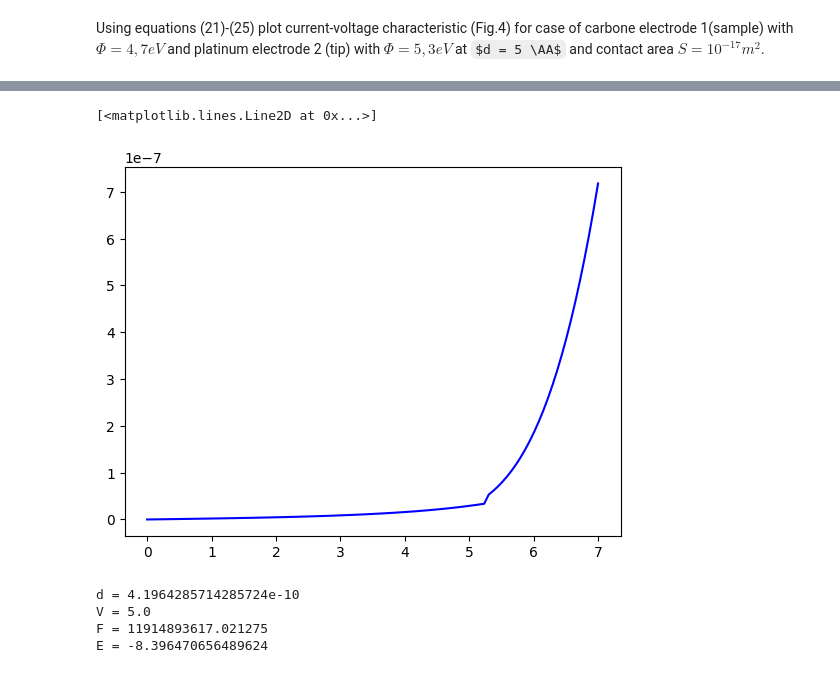
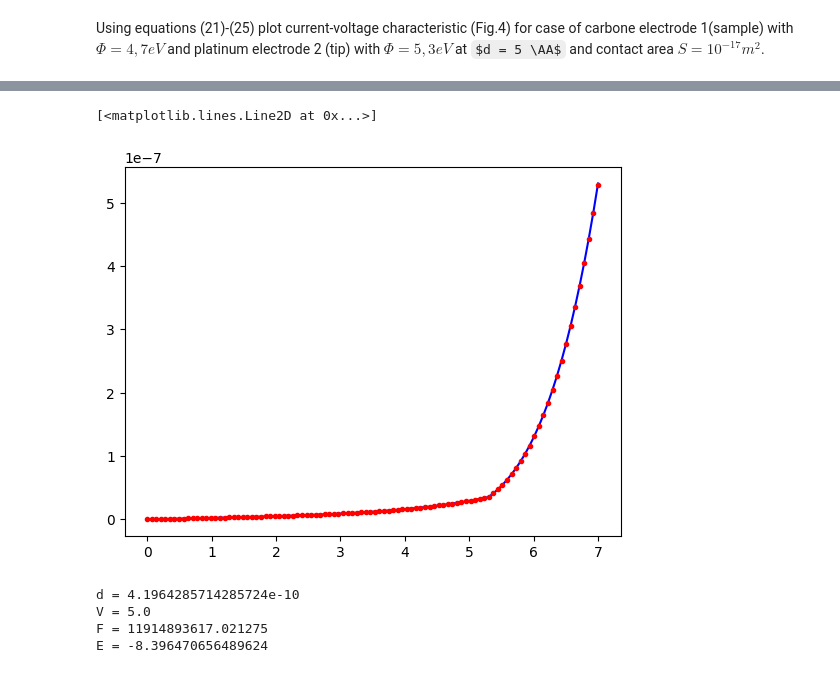
Before and after one commit to MariyaSV78/notebook_STM, a Jupyter notebook: STM/STM.ipynb, the cells around one changed output, grey strips where cells are left out. Saved outputs shown, nothing was run; the diff lists cells and outputs as text; code cells hidden in the pictures; some formulas as TeX source.

```diff
--- a/STM/STM.ipynb
+++ b/STM/STM.ipynb
@@ -619,51 +617,57 @@ A = (2 * beta * np.sqrt(2 * m)) / hbar #eq.19
 J0 = e / (2 * np.pi * h * (beta)**2)
 # print(f"A = {A}, J0 = {J0:g}")
 
+beta = 1
 cond1 = V <= phi_t / e
 ds[cond1] = d
 phi[cond1] = (phi_s + (phi_t - e*V[cond1])) / 2
 
 cond2 = V > phi_t / e
 ds[cond2] = d * phi_s / (e*V[cond2]) / (1 + (phi_s - phi_t)/(e*V[cond2]))
 phi[cond2] = phi_s / 2
 
 
 J = (J0 / ds**2) * (phi * np.exp(-A * ds * np.sqrt(phi))
-                  -(phi + e*V) * np.exp(-A * ds * np.sqrt(phi + e*V)))
+                  -(phi - e*V) * np.exp(-A * ds * np.sqrt(phi + e*V)))
+
+J_1 = (J0 / ds**2) * (phi * np.exp(-A * ds * np.sqrt(phi))
+                  -(phi - e*V) * np.exp(-A * ds * np.sqrt(phi)*(1 + e*V/phi/2)))
 
 
 
+# J_L = ((e**2) * np.sqrt(2*m)) / (beta * (2*np.pi*hbar)**2) #eq.22
 
+# J_1 = J_L / d * np.sqrt(phi) * np.exp(-A * d * np.sqrt(phi)) * V #eq.21
+# J_1[V > 1] = np.nan
 
-J_L = ((e**2) * np.sqrt(2*m)) / (beta * (2*np.pi*hbar)**2) #eq.22
+# sigma = (A*d * e)**2 / (96 * phi) - A*d * e**2 / (32 * phi**1.5)
+# J_2 = J_L / d * np.sqrt(phi) * np.exp(-A * d * np.sqrt(phi)) * (V + sigma * V**3) #eq.23
+# J_2[V < 1] = np.nan
+# J_2[cond2] = np.nan
 
-J_1 = J_L / d * np.sqrt(phi) * np.exp(-A * d * np.sqrt(phi)) * V #eq.21
-J_1[V > 1] = np.nan
-
-sigma = (A*d * e)**2 / (96 * phi) - A*d * e**2 / (32 * phi**1.5)
-J_2 = J_L / d * np.sqrt(phi) * np.exp(-A * d * np.sqrt(phi)) * (V + sigma * V**3) #eq.23
-J_2[V < 1] = np.nan
-J_2[cond2] = np.nan
-
-F = V/ds
-A3 = 2 * beta * (phi_s**(3/2)) * np.sqrt(2*m)/(e*F*hbar)
-C3 = (e**3)*(F**2)/(8*(np.pi**2)*hbar*phi_s*(beta**2))
-J_3 = C3 * (np.exp(-A3)
-    - (1 + (2*e*V)/phi_s)*np.exp(-A3 * np.sqrt(1 + (2 * e * V) / phi_s))) #eq.24
-J_3[cond1] = np.nan
+# F = V/ds
+# A3 = 2 * beta * (phi_s**(3/2)) * np.sqrt(2*m)/(e*F*hbar)
+# C3 = (e**3)*(F**2)/(8*(np.pi**2)*hbar*phi_s*(beta**2))
+# J_3 = C3 * (np.exp(-A3)
+#     - (1 + (2*e*V)/phi_s)*np.exp(-A3 * np.sqrt(1 + (2 * e * V) / phi_s))) #eq.24
+# J_3[cond1] = np.nan
 
 S = 2 * np.pi * (5e-10)**2
 
 # plt.plot(V, ds, color='blue')
+# plt.plot(V, A*ds*np.sqrt(phi)/2, color='blue')
+# plt.plot(V, np.exp(-A * ds * np.sqrt(phi + e*V)), color='blue')
+# plt.plot(V, np.exp(-A * ds * np.sqrt(phi) * (1 + e*V/phi/2)), '.', color='red')
 # plt.plot(V, phi / e, color='blue')
 # plt.plot(V, sigma, color='blue')
 plt.plot(V, J * S, color='blue')
-# plt.plot(V, J_1 * S, color='red')
+plt.plot(V, J_1 * S, '.', color='red')
 # plt.plot(V, J_2 * S, color='green')
 # plt.plot(V, J_3 * S, color='cyan')
+# plt.ylim([0,1e-08])
 # %% [output]
 [<matplotlib.lines.Line2D at 0x...>]
-[figure, old version]
+[figure, new version]
 # %%
 F = V_3/d_3
 
```
Also changed, not shown: parts of 2 cells of this notebook.
